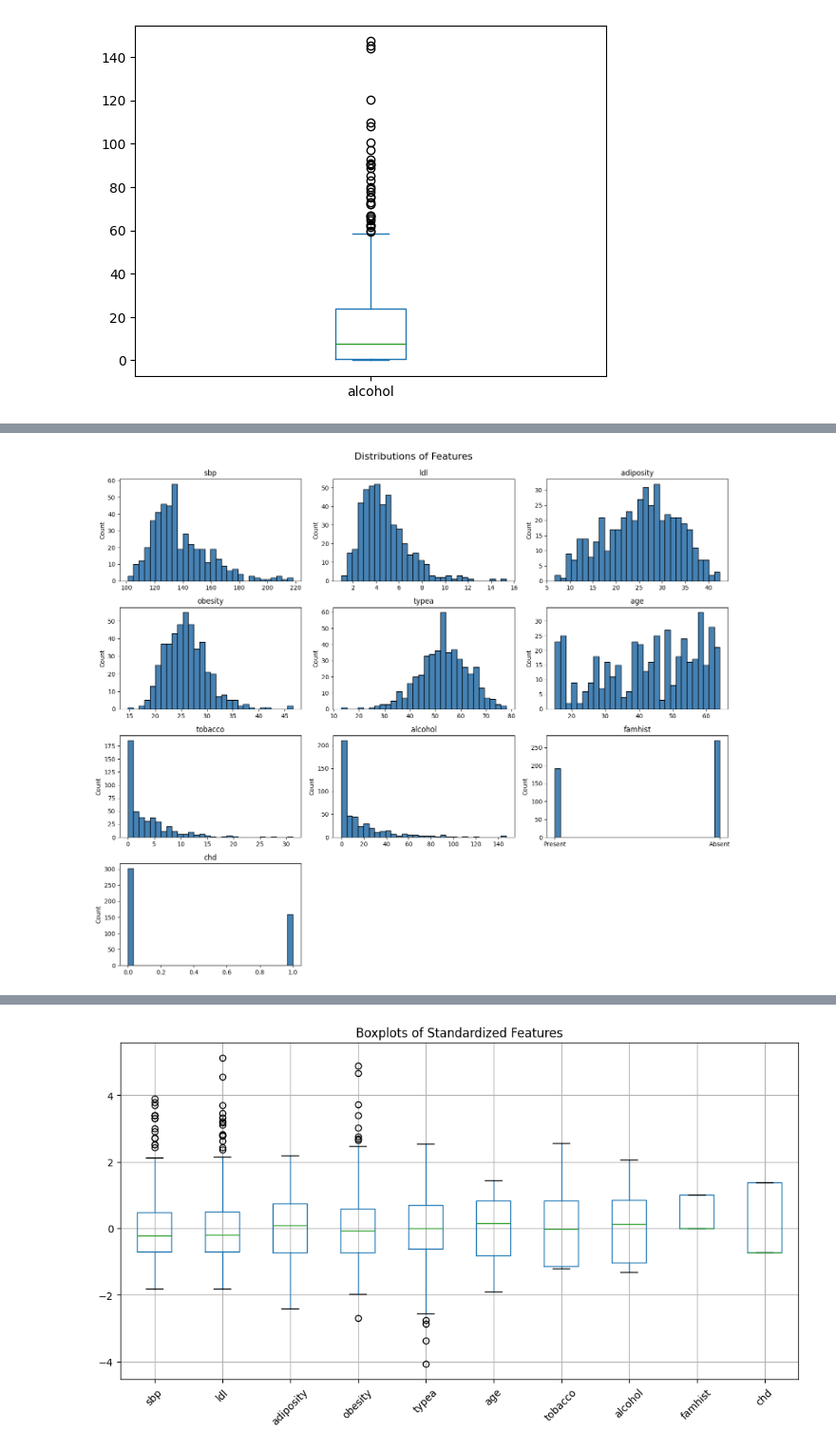
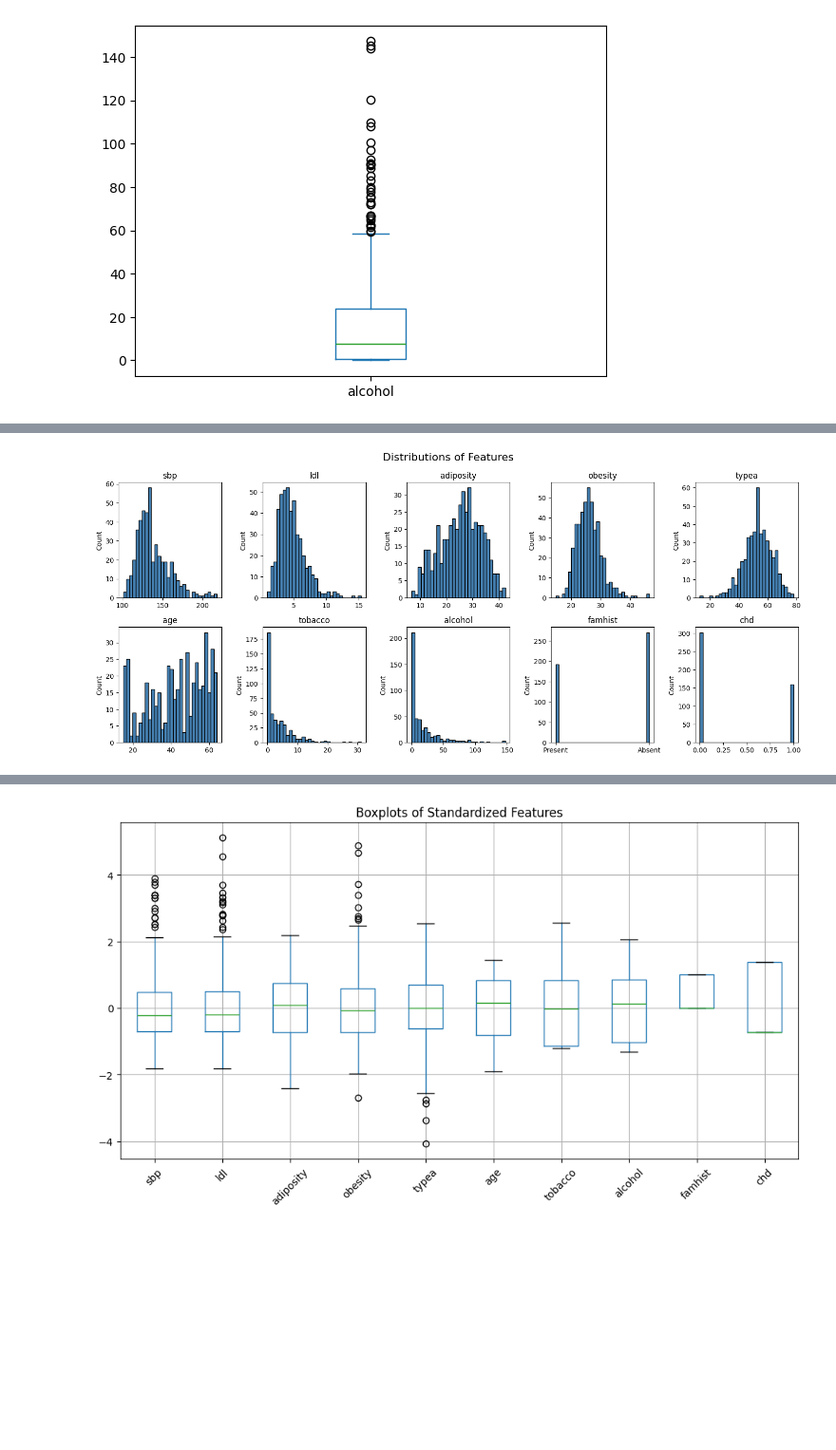
Before and after one commit to rifolio/dtu-projects-2025-autumn, a Jupyter notebook: machine-learning/ML-project-1.ipynb, the cells around one changed output, grey strips where cells are left out. Shown at 95% size. Saved outputs shown, nothing was run; the diff lists cells and outputs as text; code cells hidden in the pictures; blank space fills up the shorter version.

```diff
--- a/machine-learning/ML-project-1.ipynb
+++ b/machine-learning/ML-project-1.ipynb
@@ -86,7 +86,7 @@ df_heart["alcohol"].plot(kind="box")
 df_heart_copy = df_heart.drop(columns=["famhist", "chd"])
 
 n_features = len(df_heart_copy.columns)
-fig, axes = plt.subplots(nrows=(n_features // 3) + 1, ncols=3, figsize=(15, 10))
+fig, axes = plt.subplots(nrows=(n_features // 3) + 1, ncols=4, figsize=(15, 10))
 axes = axes.flatten()
 
 for i, col in enumerate(df_heart_copy.columns):
@@ -104,27 +104,27 @@ plt.show()
 # %%
 import matplotlib.pyplot as plt
 
 # Number of features
 n_features = df_heart.shape[1]
 
 # Create subplots
-fig, axes = plt.subplots(nrows=(n_features // 3) + 1, ncols=3, figsize=(15, 12))
+fig, axes = plt.subplots(nrows=(n_features // 3) + 1, ncols=5, figsize=(15, 12))
 axes = axes.flatten()
 
 for i, col in enumerate(df_heart.columns):
     axes[i].hist(df_heart[col], bins=30, color="steelblue", edgecolor="black")
     axes[i].set_title(col)
     axes[i].set_ylabel("Count")
 
 # Hide empty subplots if any
 for j in range(i + 1, len(axes)):
     fig.delaxes(axes[j])
 
 plt.tight_layout()
 plt.suptitle("Distributions of Features", fontsize=16, y=1.02)
 plt.show()
 # %% [output]
-[figure, old version]
+[figure, new version]
 # %%
 # covariance matrix
 df_heart["famhist"] = df_heart["famhist"].map({"Present": 1, "Absent": 0})
```
Also changed, not shown: parts of 17 cells of this notebook, 1 other file.
